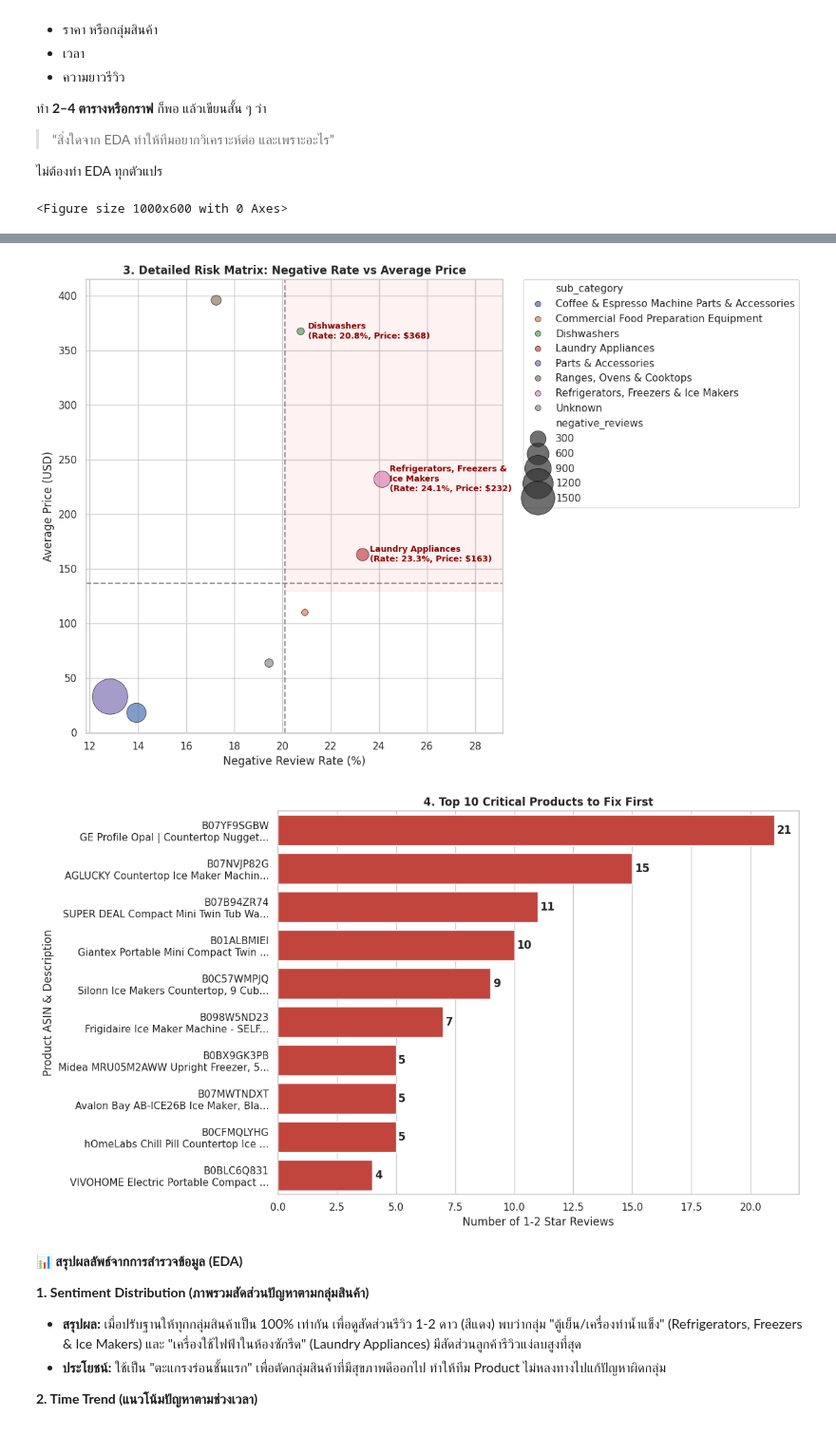
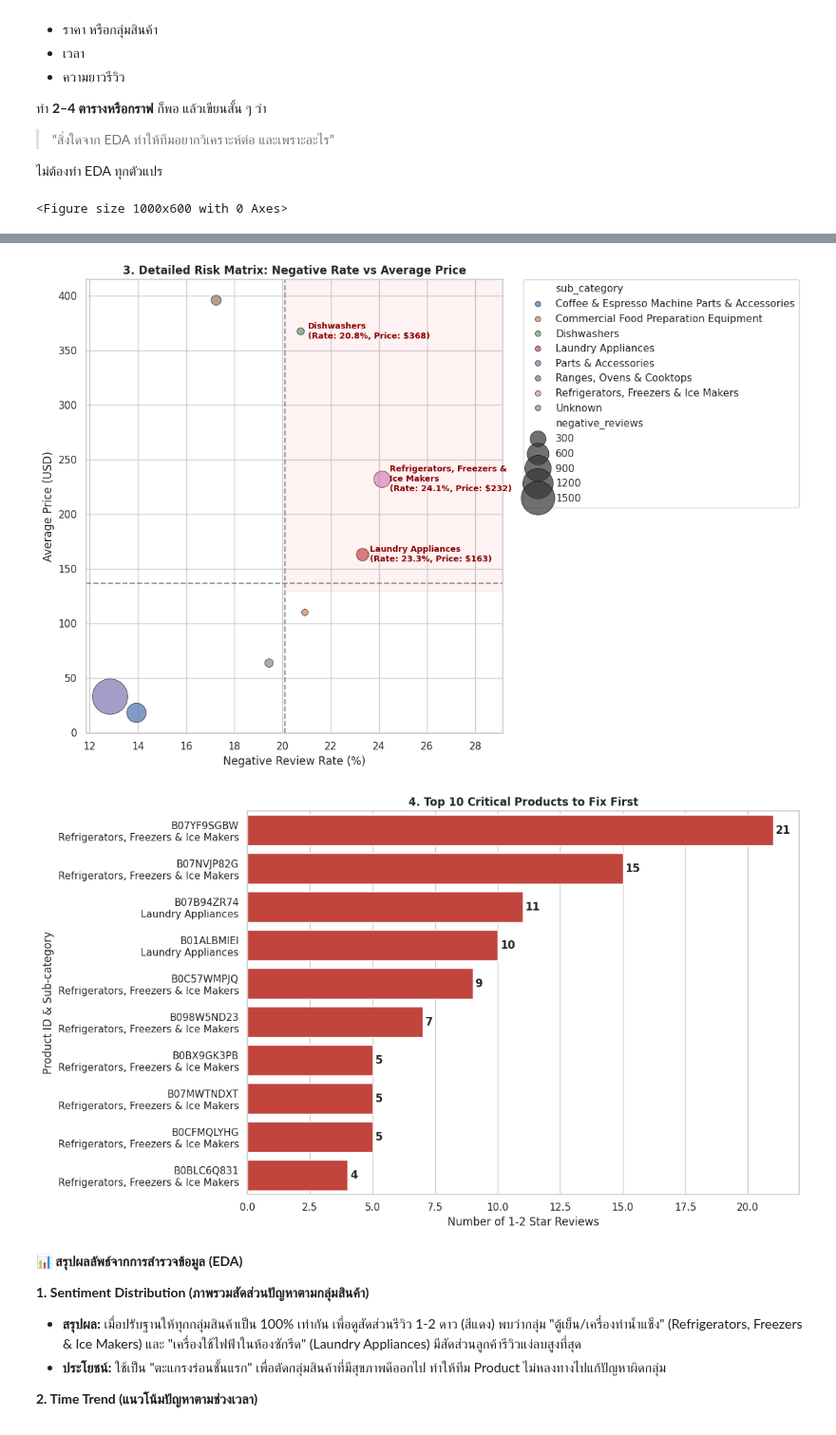
Before and after one commit to doperjerr/Project1-Text_Analytics69, a Jupyter notebook: project1_text_analytics69.ipynb, the cells around one changed output, grey strips where cells are left out. Shown at 95% size. Saved outputs shown, nothing was run; the diff lists cells and outputs as text; code cells hidden in the pictures.

```diff
--- a/project1_text_analytics69.ipynb
+++ b/project1_text_analytics69.ipynb
@@ -500,53 +501,85 @@ for i in range(len(cat_stats)):
         plt.text(rate + 0.3, price, detail_label, color='darkred', weight='bold', fontsize=9, va='center')
 
 plt.title('3. Detailed Risk Matrix: Negative Rate vs Average Price', fontweight='bold')
 plt.xlabel('Negative Review Rate (%)')
 plt.ylabel('Average Price (USD)')
 
 plt.legend(bbox_to_anchor=(1.05, 1), loc='upper left', borderaxespad=0.)
 plt.tight_layout()
 plt.show()
 
 # ==========================================
-# กราฟ 4 (ปรับปรุง): Top 10 Critical Products (จัดระเบียบแกน Y)
+# กราฟ 4: Top 10 Critical Products
+# แสดง "รหัสสินค้า + Sub-category"
 # ==========================================
 plt.figure(figsize=(12, 7))
 
 # หากลุ่มสินค้าที่ตกอยู่ในโซนวิกฤต
-critical_cats = cat_stats[(cat_stats['negative_rate'] > med_rate) & (cat_stats['avg_price'] > med_price)]['sub_category']
-df_critical_neg = df_valid[(df_valid['is_negative'] == True) & (df_valid['sub_category'].isin(critical_cats))]
+critical_cats = cat_stats[
+    (cat_stats['negative_rate'] > med_rate) &
+    (cat_stats['avg_price'] > med_price)
+]['sub_category']
 
-title_col = 'title_meta' if 'title_meta' in df_valid.columns else 'title'
-top_products = df_critical_neg.groupby(['parent_asin', title_col]).size().reset_index(name='neg_count')
-top_products = top_products.sort_values('neg_count', ascending=False).head(10)
+df_critical_neg = df_valid[
+    (df_valid['is_negative'] == True) &
+    (df_valid['sub_category'].isin(critical_cats))
+]
 
-# ฟังก์ชันจัดฟอร์แมตแกน Y: ขึ้นบรรทัดใหม่ และตัดคำให้สั้นลง
-def format_product_label_clean(row):
-    asin = row['parent_asin']
-    full_title = str(row[title_col])
-    # ตัดชื่อให้เหลือแค่ 35 ตัวอักษร
-    short_title = full_title[:35] + '...' if len(full_title) > 35 else full_title
-    return f"{asin}\n{short_title}"
+# นับจำนวนรีวิว 1-2 ดาวของแต่ละสินค้า
+top_products = (
+    df_critical_neg
+    .groupby(['parent_asin', 'sub_category'])
+    .size()
+    .reset_index(name='neg_count')
+)
 
-top_products['display_label'] = top_products.apply(format_product_label_clean, axis=1)
+# เลือก Top 10 สินค้าที่มีรีวิวเชิงลบมากที่สุด
+top_products = (
+    top_products
+    .sort_values('neg_count', ascending=False)
+    .head(10)
+)
 
-sns.barplot(data=top_products, x='neg_count', y='display_label', color='#d73027')
-plt.title('4. Top 10 Critical Products to Fix First', fontweight='bold')
+# สร้างชื่อแกน Y = รหัสสินค้า + Sub-category
+top_products['display_label'] = top_products.apply(
+    lambda row: f"{row['parent_asin']}\n{row['sub_category']}",
+    axis=1
+)
+
+# วาดกราฟ
+sns.barplot(
+    data=top_products,
+    x='neg_count',
+    y='display_label',
+    color='#d73027'
+)
+
+plt.title(
+    '4. Top 10 Critical Products to Fix First',
+    fontweight='bold'
+)
+
 plt.xlabel('Number of 1-2 Star Reviews')
-plt.ylabel('Product ASIN & Description')
+plt.ylabel('Product ID & Sub-category')
 
-# ใส่ตัวเลขจำนวนรีวิวกำกับ
+# ใส่จำนวนรีวิวท้ายแท่ง
 for index, value in enumerate(top_products['neg_count']):
-    plt.text(value + 0.1, index, str(value), va='center', fontweight='bold')
+    plt.text(
+        value + 0.1,
+        index,
+        str(value),
+        va='center',
+        fontweight='bold'
+    )
 
 plt.tight_layout()
 plt.show()
 # %% [output]
 <Figure size 1000x600 with 0 Axes>
 [figure]
 [figure]
 [figure]
-[figure, old version]
+[figure, new version]
 # %% [markdown]
 **📊 สรุปผลลัพธ์จากการสำรวจข้อมูล (EDA)**
 
```
Also changed, not shown: parts of 24 cells of this notebook.
